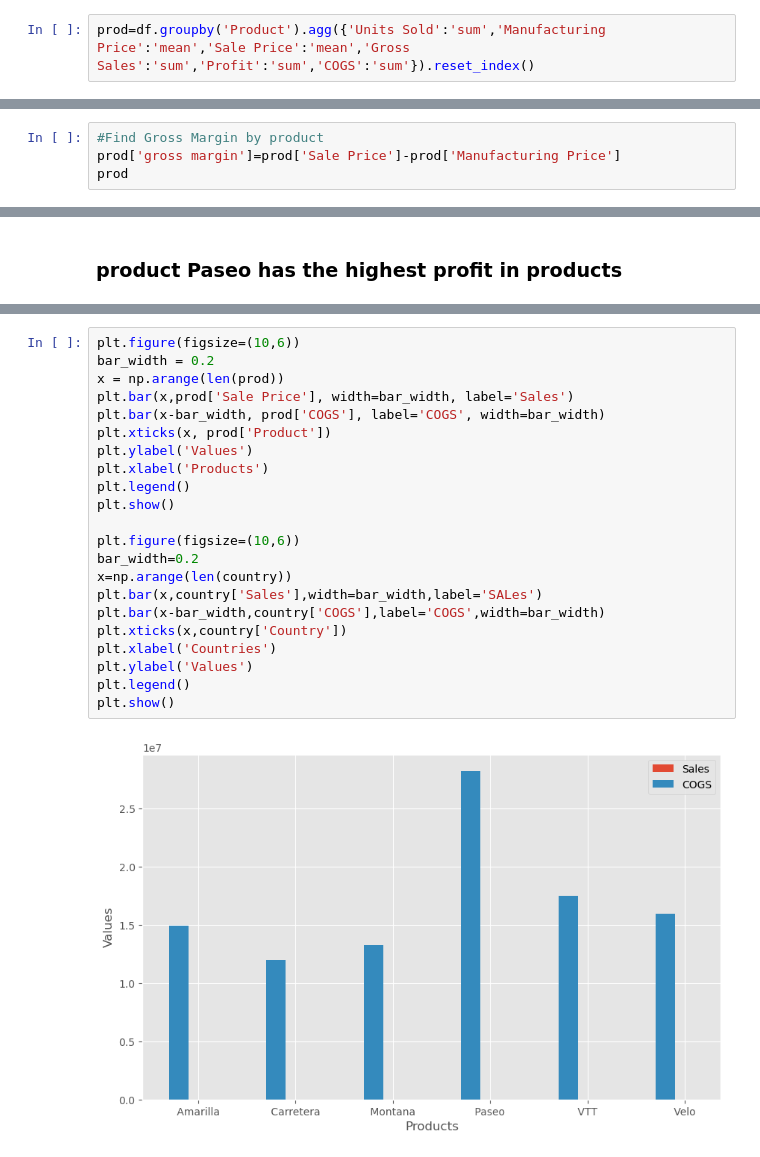
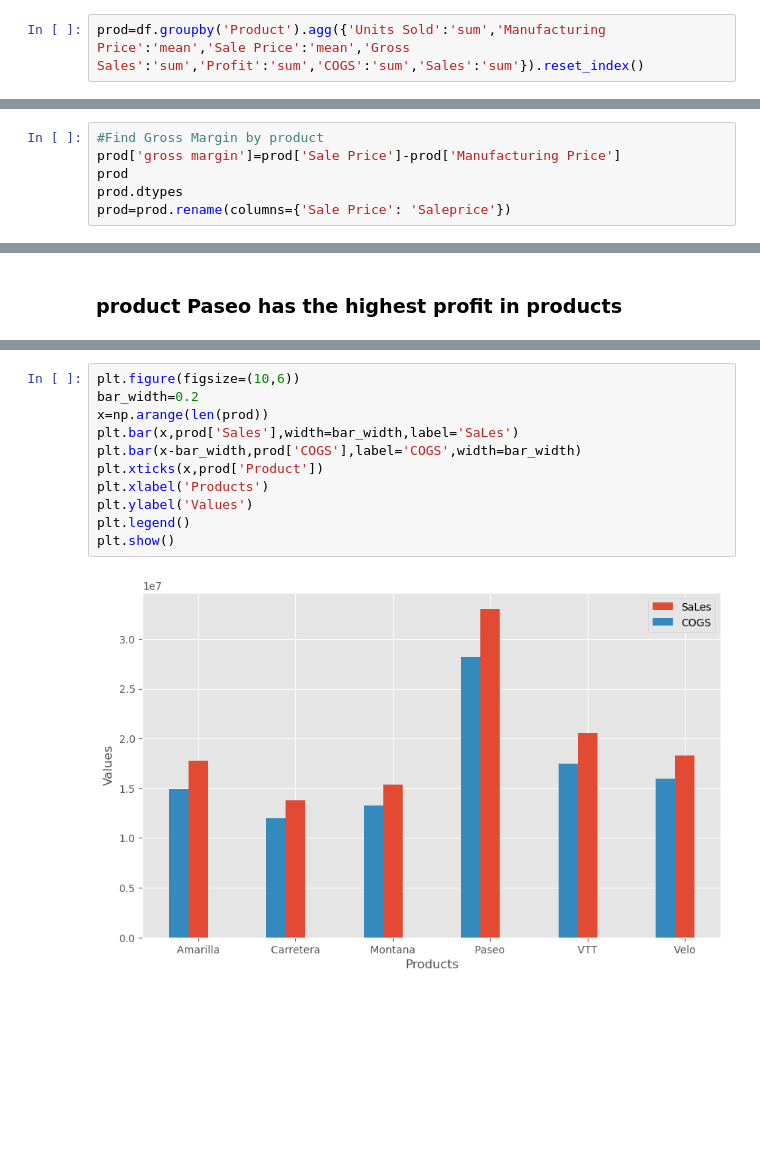
Before and after one commit to mominj10/financialanalysis, a Jupyter notebook: CompanyFinancials.ipynb, the cells around one changed output, grey strips where cells are left out. Saved outputs shown, nothing was run; the diff lists cells and outputs as text; blank space fills up the shorter version.

```diff
--- a/CompanyFinancials.ipynb
+++ b/CompanyFinancials.ipynb
@@ -300,7 +300,7 @@ plt.show()
 # %% [output]
 [figure]
 # %%
-prod=df.groupby('Product').agg({'Units Sold':'sum','Manufacturing Price':'mean','Sale Price':'mean','Gross Sales':'sum','Profit':'sum','COGS':'sum'}).reset_index()
+prod=df.groupby('Product').agg({'Units Sold':'sum','Manufacturing Price':'mean','Sale Price':'mean','Gross Sales':'sum','Profit':'sum','COGS':'sum','Sales':'sum'}).reset_index()
 # %%
 prod
 # %% [output]
@@ -315,3 +315,5 @@ prod
 #Find Gross Margin by product
 prod['gross margin']=prod['Sale Price']-prod['Manufacturing Price']
 prod
+prod.dtypes
+prod=prod.rename(columns={'Sale Price': 'Saleprice'})
@@ -359,24 +346,13 @@ plt.show()
 # %%
 plt.figure(figsize=(10,6))
-bar_width = 0.2
-x = np.arange(len(prod))
-plt.bar(x,prod['Sale Price'], width=bar_width, label='Sales')
-plt.bar(x-bar_width, prod['COGS'], label='COGS', width=bar_width)
-plt.xticks(x, prod['Product'])
-plt.ylabel('Values')
+bar_width=0.2
+x=np.arange(len(prod))
+plt.bar(x,prod['Sales'],width=bar_width,label='SaLes')
+plt.bar(x-bar_width,prod['COGS'],label='COGS',width=bar_width)
+plt.xticks(x,prod['Product'])
 plt.xlabel('Products')
-plt.legend()
-plt.show()
-
-plt.figure(figsize=(10,6))
-bar_width=0.2
-x=np.arange(len(country))
-plt.bar(x,country['Sales'],width=bar_width,label='SALes')
-plt.bar(x-bar_width,country['COGS'],label='COGS',width=bar_width)
-plt.xticks(x,country['Country'])
-plt.xlabel('Countries')
 plt.ylabel('Values')
 plt.legend()
 plt.show()
 # %% [output]
-[figure, old version]
+[figure, new version]
```
Also changed, not shown: parts of 17 cells of this notebook.
